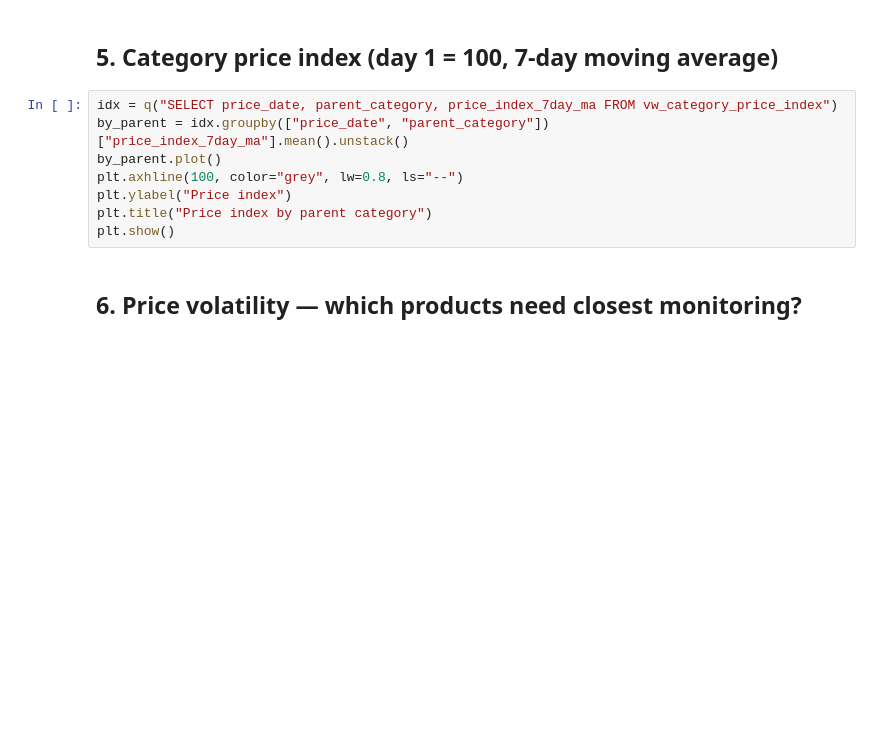
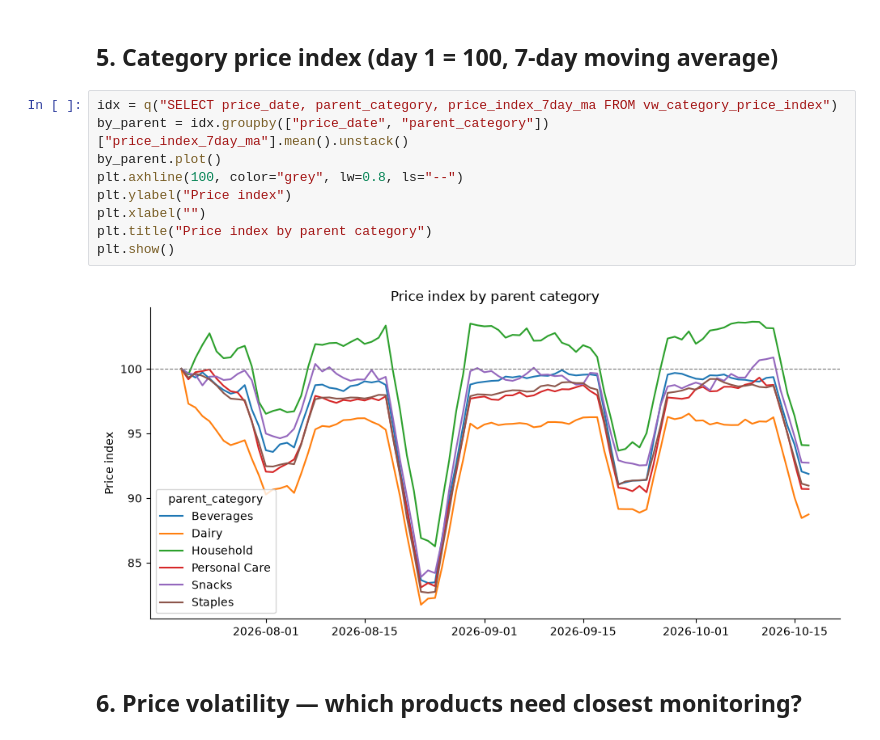
Before and after one commit to justinthomas11/shelfsense-retail-intelligence, a Jupyter notebook: notebooks/data_exploration.ipynb, the cells around one changed output. Saved outputs shown, nothing was run; the diff lists cells and outputs as text; blank space fills up the shorter version.

```diff
--- a/notebooks/data_exploration.ipynb
+++ b/notebooks/data_exploration.ipynb
@@ -75,11 +110,14 @@ plt.show()
 # %%
 idx = q("SELECT price_date, parent_category, price_index_7day_ma FROM vw_category_price_index")
 by_parent = idx.groupby(["price_date", "parent_category"])["price_index_7day_ma"].mean().unstack()
 by_parent.plot()
 plt.axhline(100, color="grey", lw=0.8, ls="--")
 plt.ylabel("Price index")
+plt.xlabel("")
 plt.title("Price index by parent category")
 plt.show()
+# %% [output]
+[figure, added]
 # %% [markdown]
 ## 6. Price volatility — which products need closest monitoring?
 # %%
```
Also changed, not shown: parts of 8 cells of this notebook.
